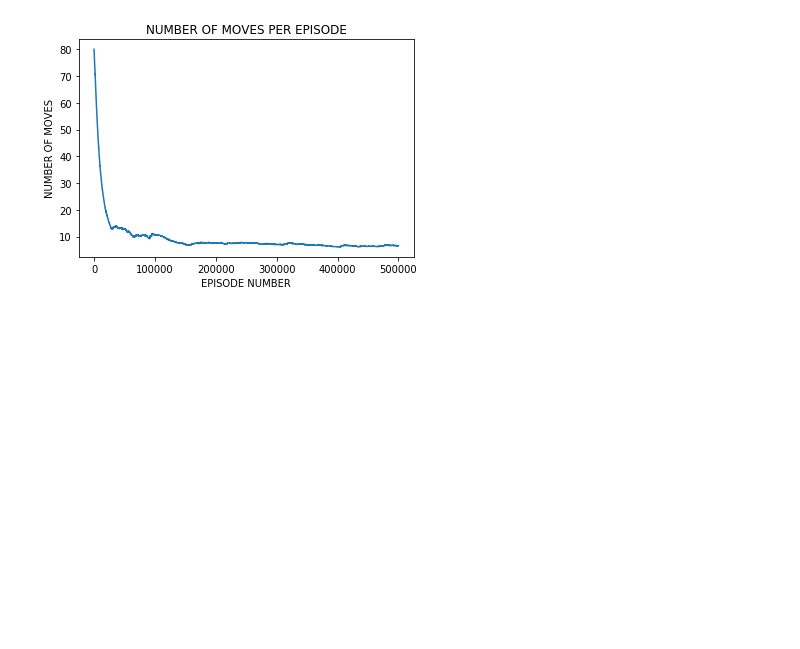
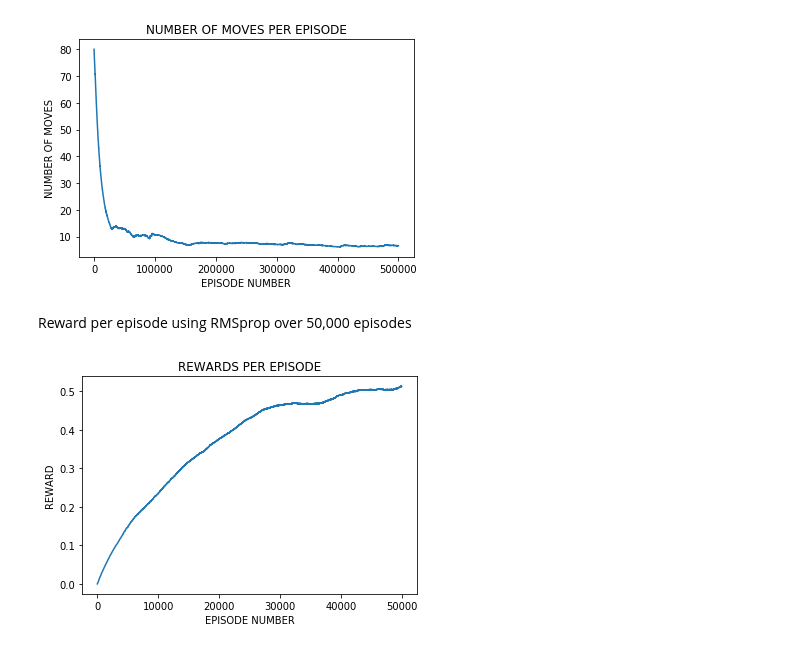
Before and after one commit to butoialexandra/Chess-Agent, a Jupyter notebook: Plots.ipynb, the cells around one changed output. Cells and saved outputs as stored; diff of their text form; code cells hidden in the pictures; blank space fills up the shorter version.

```diff
--- a/Plots.ipynb
+++ b/Plots.ipynb
@@ -103,3 +111,11 @@ with open('q_500k_gamma095_moves.pickle', 'rb') as file:
 show_moves(moves)
 # %% [output]
 [figure]
+# %% [markdown]
+Reward per episode using RMSprop over 50,000 episodes
+# %%
+with open('rewards_rms.pickle', 'rb') as file:
+    rewards = pickle.load(file)
+show_rewards(rewards)
+# %% [output]
+[figure, added]
```
Also changed, not shown: parts of 11 cells of this notebook, 6 other files.
